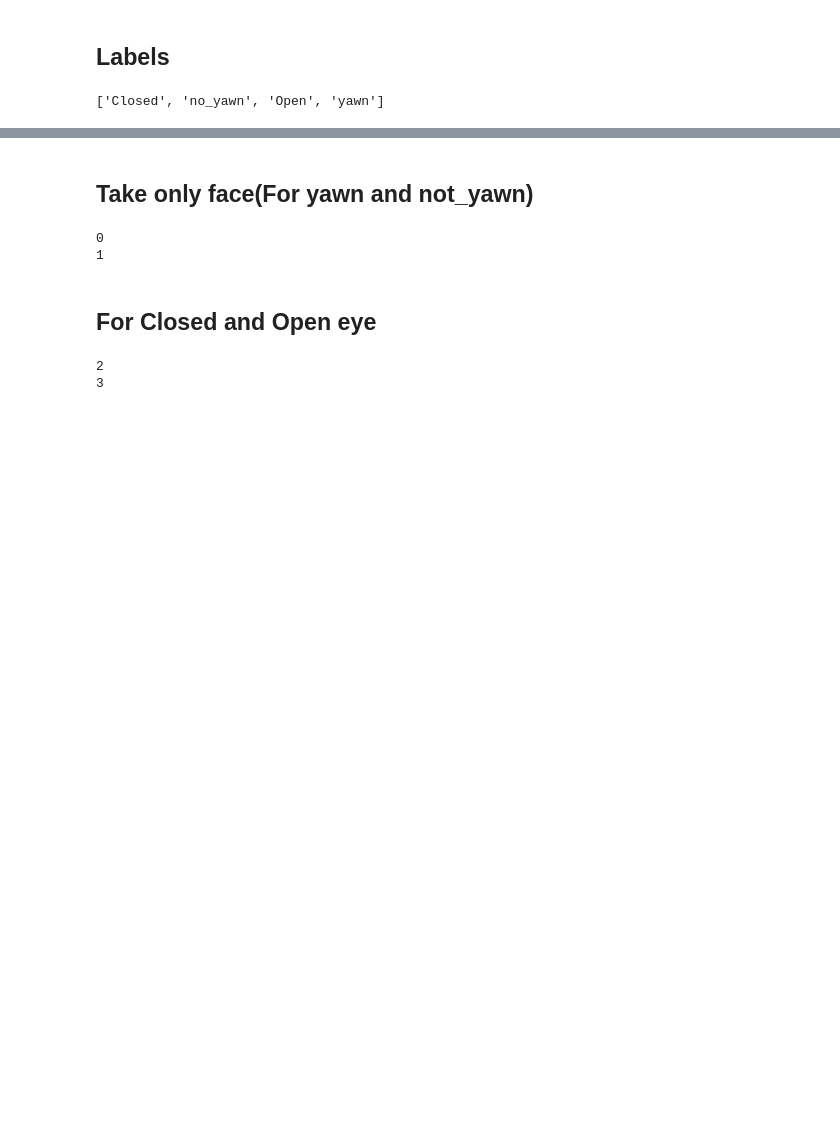
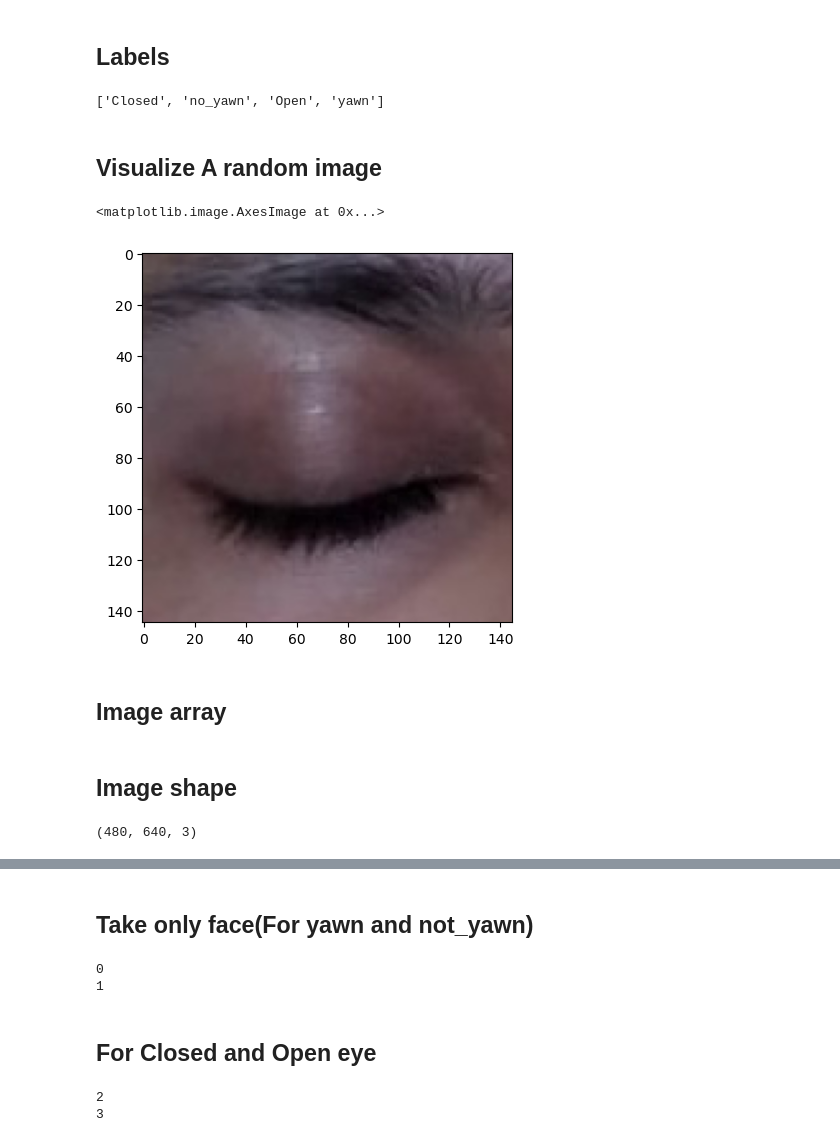
Before and after one commit to DireshDavid/SDGP_CS_18, a Jupyter notebook: driver-drowsiness_notebook.ipynb, the cells around one changed output, grey strips where cells are left out. Drawn from its saved outputs; the diff is of its cells as text; code cells hidden in the pictures; blank space fills up the shorter version.

```diff
--- a/driver-drowsiness_notebook.ipynb
+++ b/driver-drowsiness_notebook.ipynb
@@ -12,3 +12,13 @@ labels = os.listdir(r"archive\train")
 labels
 # %% [output]
 ['Closed', 'no_yawn', 'Open', 'yawn']
+# %% [markdown]
+## Visualize A random image
+# %%
+import matplotlib.pyplot as plt
+plt.imshow(plt.imread(r"archive\train\Closed\_0.jpg"))
+# %% [output]
+<matplotlib.image.AxesImage at 0x...>
+[figure, added]
+# %% [markdown]
+## Image array
@@ -14,0 +27,6 @@ labels
+# %% [markdown]
+## Image shape
+# %%
+a.shape
+# %% [output]
+(480, 640, 3)
```
Also changed, not shown: parts of 13 cells of this notebook.
